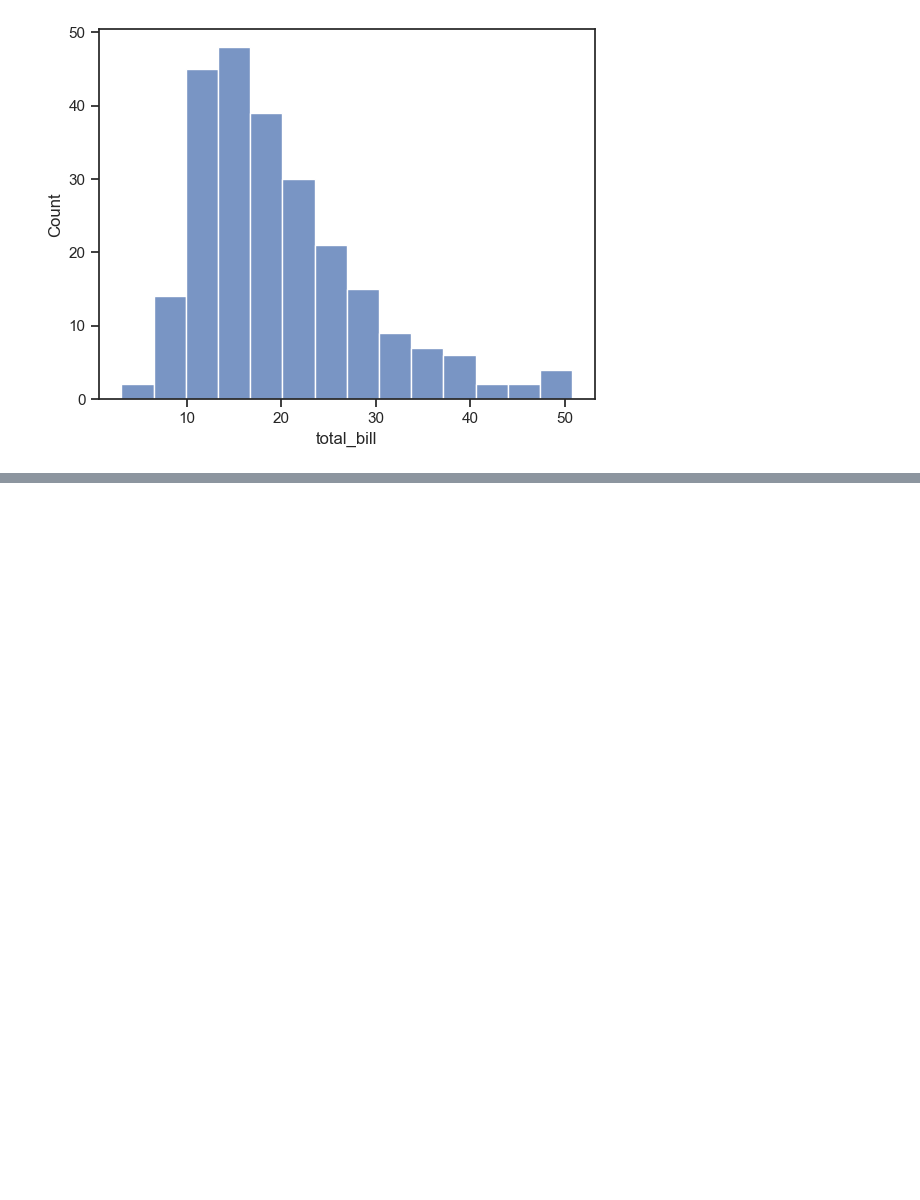
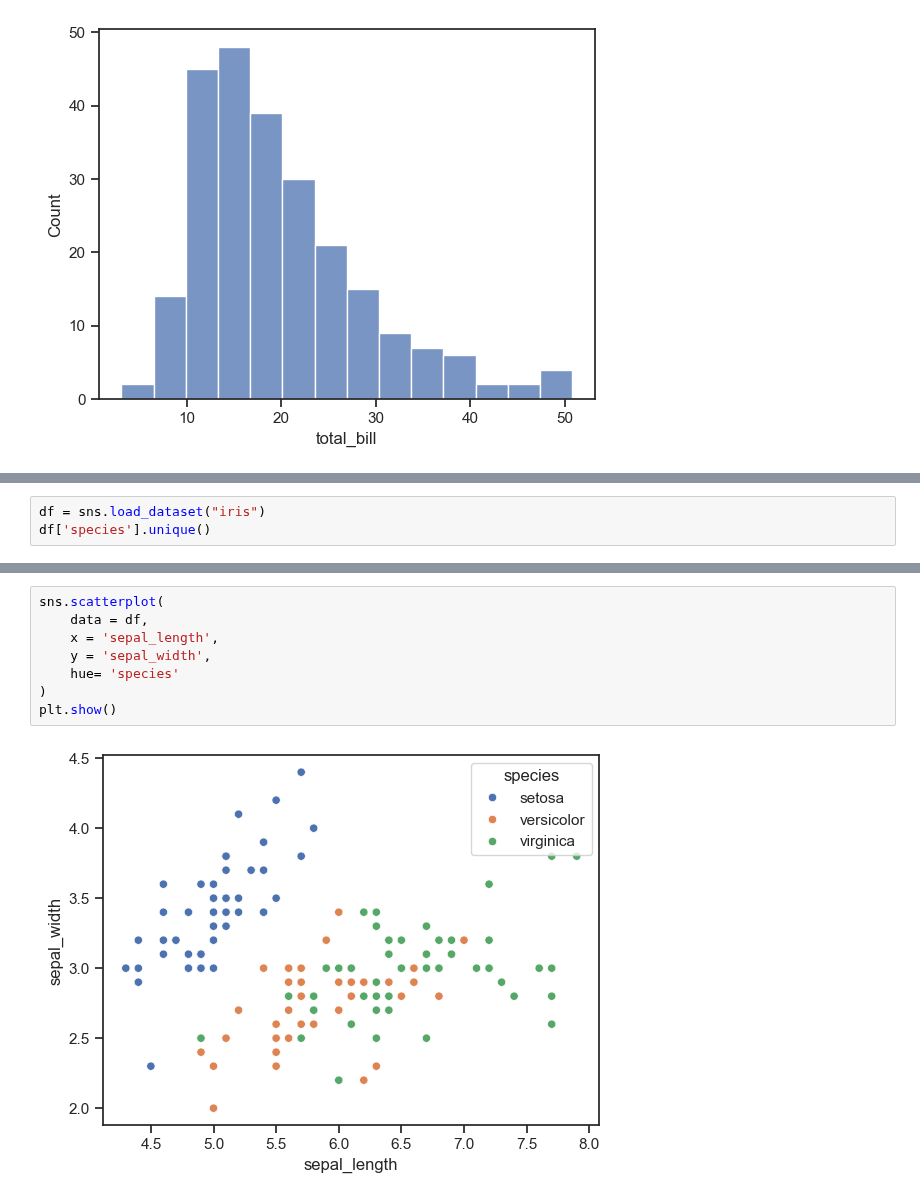
Before and after one commit to aayushma013/DataScience, a Jupyter notebook: visualizaton.ipynb, the cells around one changed output, grey strips where cells are left out. Drawn from its saved outputs; the diff is of its cells as text; blank space fills up the shorter version.

Commit message:
data visualization

```diff
--- a/visualizaton.ipynb
+++ b/visualizaton.ipynb
@@ -558,0 +561,3 @@ plt.show()
+# %%
+df = sns.load_dataset("iris")
+df['species'].unique()
@@ -558,0 +604,10 @@ plt.show()
+# %%
+sns.scatterplot(
+    data = df,
+    x = 'sepal_length',
+    y = 'sepal_width',
+    hue= 'species'
+)
+plt.show()
+# %% [output]
+[figure, added]
```
Also changed, not shown: parts of 18 cells of this notebook.
